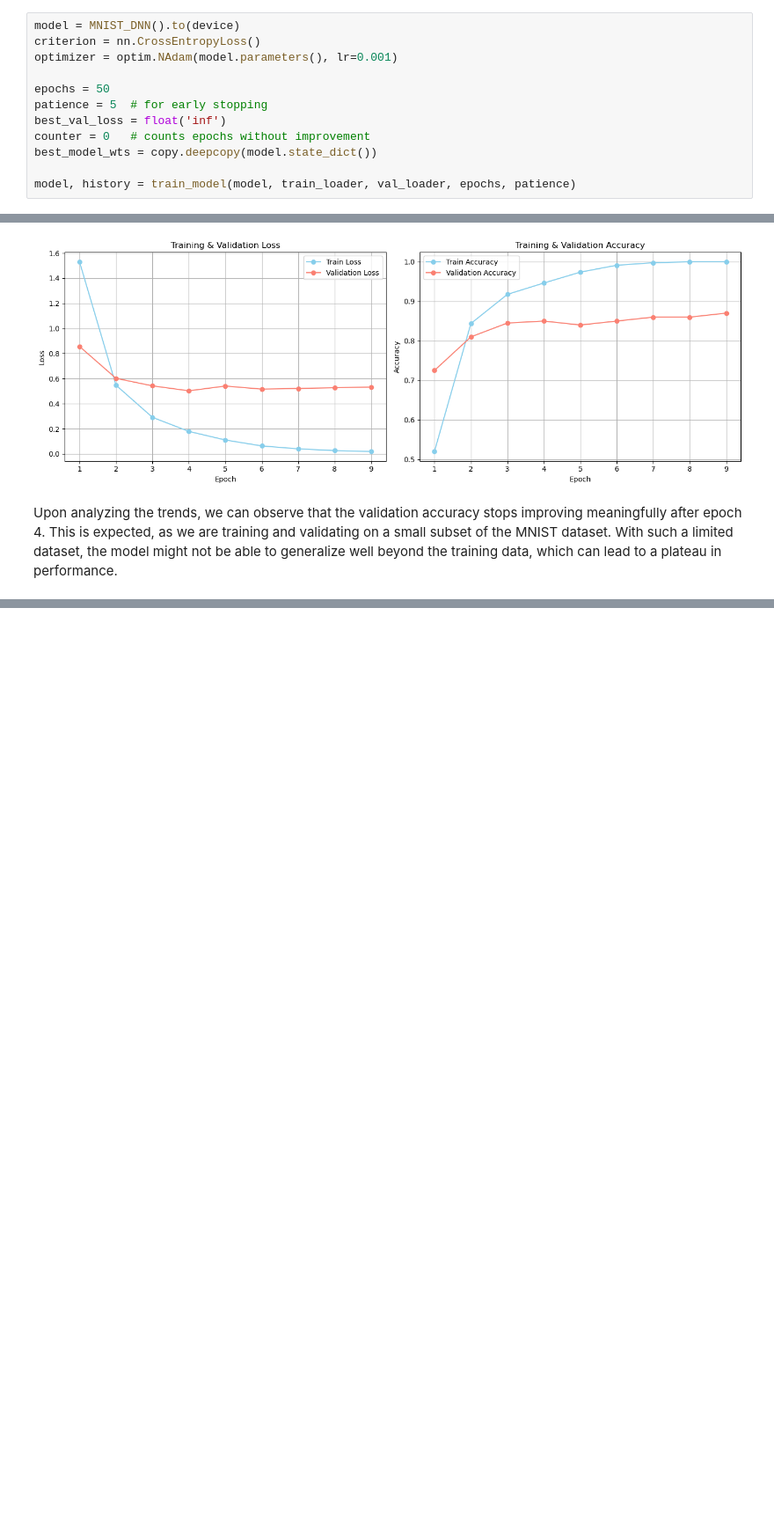
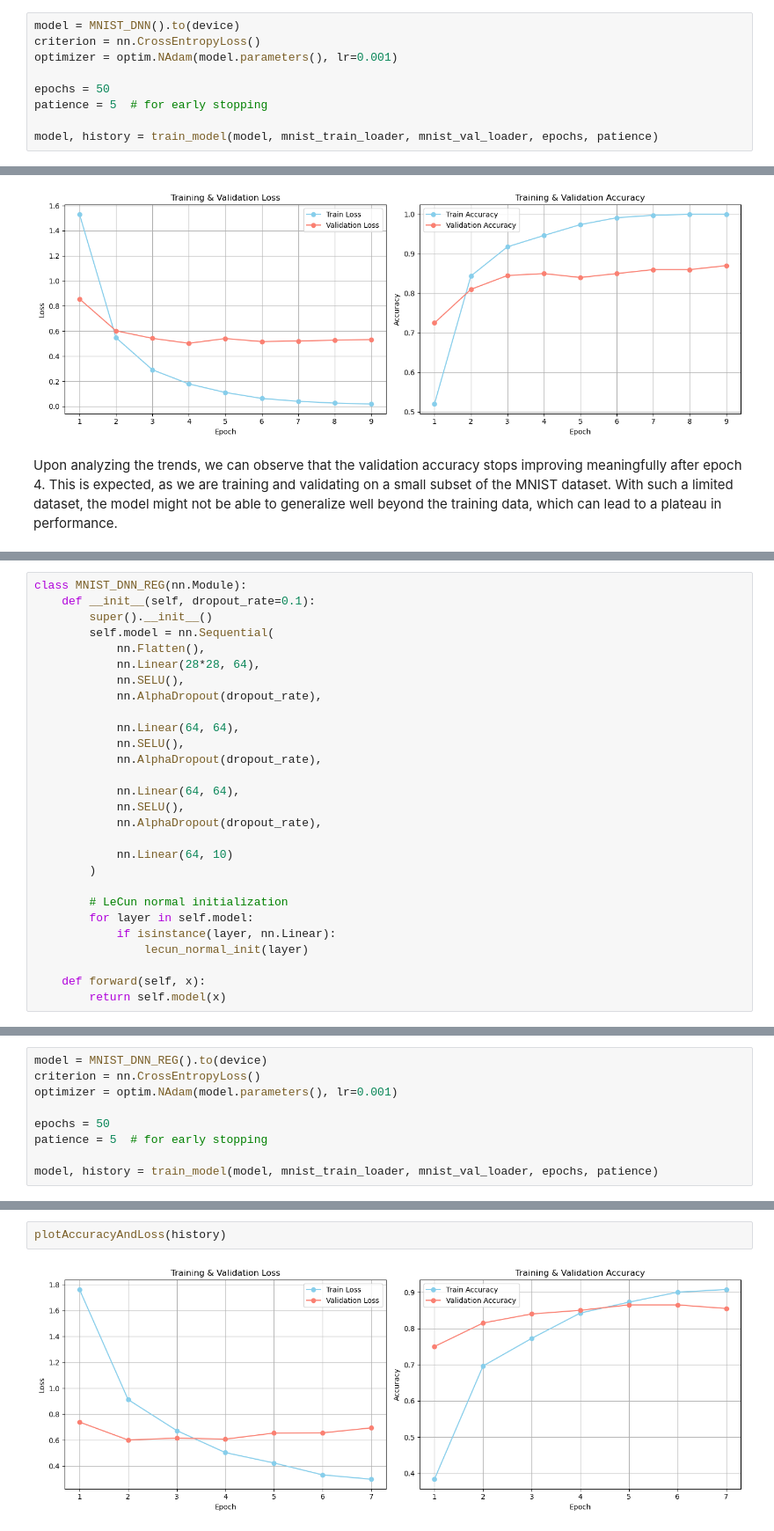
Before and after one commit to wilvang/ml-coursework, a Jupyter notebook: assignment-3/exercises.ipynb, the cells around one changed output, grey strips where cells are left out. Shown at 88% size. Saved outputs shown, nothing was run; the diff lists cells and outputs as text; blank space fills up the shorter version.

```diff
--- a/assignment-3/exercises.ipynb
+++ b/assignment-3/exercises.ipynb
@@ -168,11 +170,8 @@ optimizer = optim.NAdam(model.parameters(), lr=0.001)
 
 epochs = 50
 patience = 5  # for early stopping
-best_val_loss = float('inf')
-counter = 0   # counts epochs without improvement
-best_model_wts = copy.deepcopy(model.state_dict())
 
-model, history = train_model(model, train_loader, val_loader, epochs, patience)
+model, history = train_model(model, mnist_train_loader, mnist_val_loader, epochs, patience)
 # %% [output]
 Epoch 1/50 | Train Loss: 1.5316, Acc: 0.5200 | Val Loss: 0.8568, Acc: 0.7250
 Epoch 2/50 | Train Loss: 0.5479, Acc: 0.8438 | Val Loss: 0.6026, Acc: 0.8100
@@ -249,0 +357,28 @@ The model achieves a test accuracy of 87.5%. This shows that the DNN captures so
+# %%
+class MNIST_DNN_REG(nn.Module):
+    def __init__(self, dropout_rate=0.1):
+        super().__init__()
+        self.model = nn.Sequential(
+            nn.Flatten(),
+            nn.Linear(28*28, 64),
+            nn.SELU(),
+            nn.AlphaDropout(dropout_rate),
+
+            nn.Linear(64, 64),
+            nn.SELU(),
+            nn.AlphaDropout(dropout_rate),
+
+            nn.Linear(64, 64),
+            nn.SELU(),
+            nn.AlphaDropout(dropout_rate),
+
+            nn.Linear(64, 10)
+        )
+
+        # LeCun normal initialization
+        for layer in self.model:
+            if isinstance(layer, nn.Linear):
+                lecun_normal_init(layer)
+
+    def forward(self, x):
+        return self.model(x)
@@ -249,0 +387,9 @@ The model achieves a test accuracy of 87.5%. This shows that the DNN captures so
+# %%
+model = MNIST_DNN_REG().to(device)
+criterion = nn.CrossEntropyLoss()
+optimizer = optim.NAdam(model.parameters(), lr=0.001)
+
+epochs = 50
+patience = 5  # for early stopping
+
+model, history = train_model(model, mnist_train_loader, mnist_val_loader, epochs, patience)
@@ -249,0 +407,4 @@ The model achieves a test accuracy of 87.5%. This shows that the DNN captures so
+# %%
+plotAccuracyAndLoss(history)
+# %% [output]
+[figure, added]
```
Also changed, not shown: parts of 36 cells of this notebook, 1 other file.
